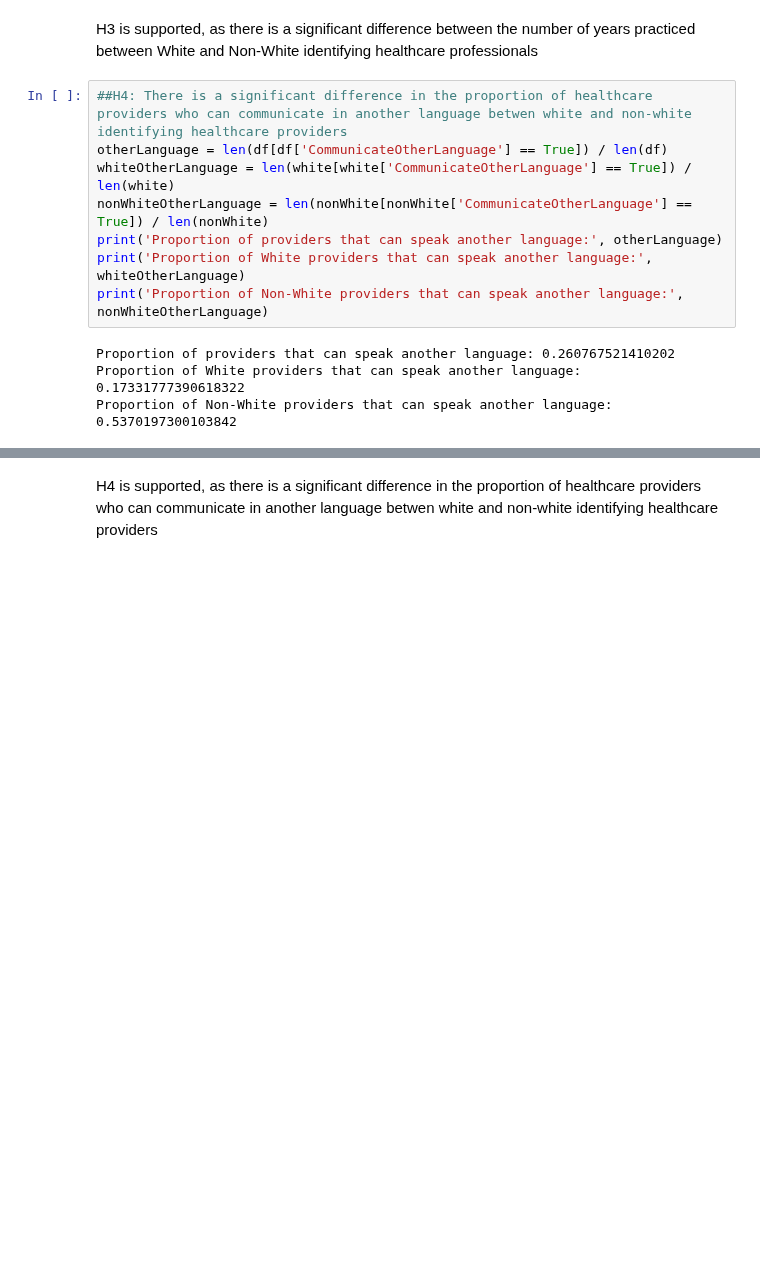
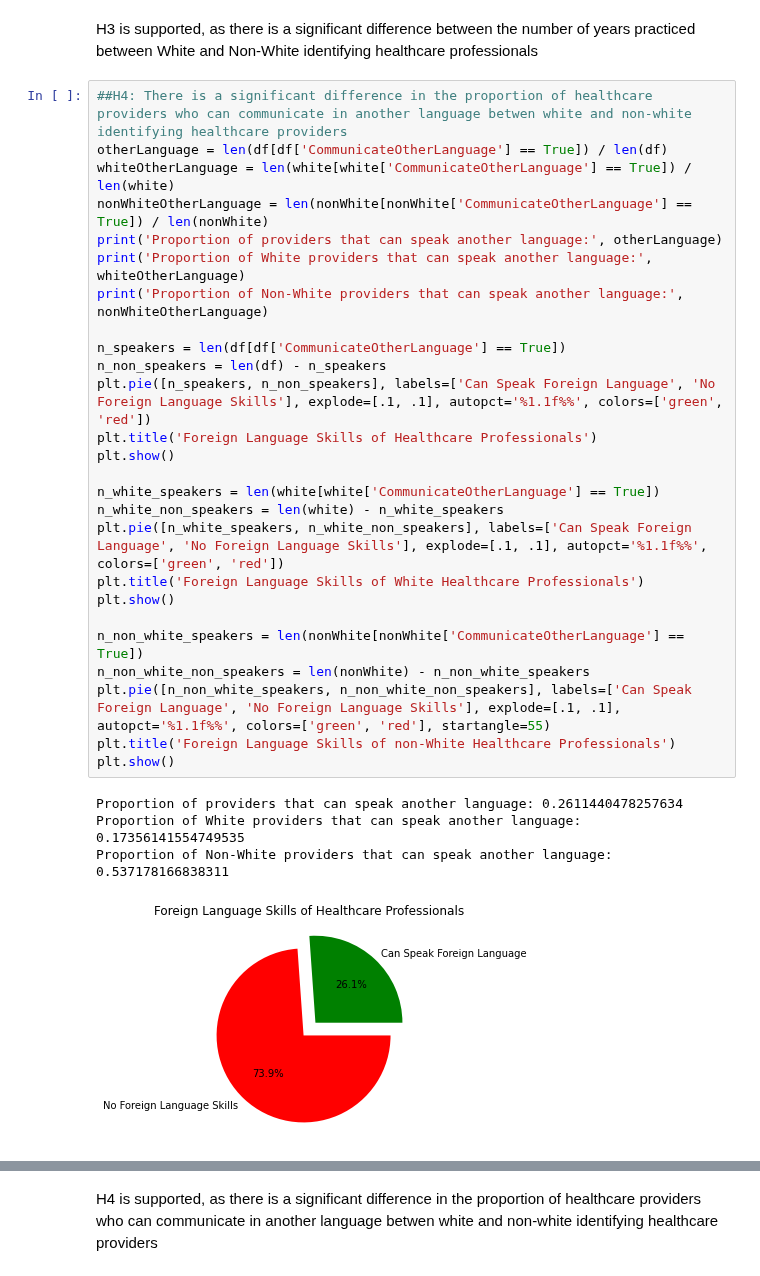
Before and after one commit to luminarian/thinkful-capstone-1, a Jupyter notebook: capstone.ipynb, the cells around one changed output, grey strips where cells are left out. Drawn from its saved outputs; the diff is of its cells as text; blank space fills up the shorter version.

```diff
--- a/capstone.ipynb
+++ b/capstone.ipynb
@@ -242,12 +282,31 @@ H3 is supported, as there is a significant difference between the number of year
 # %%
 ##H4: There is a significant difference in the proportion of healthcare providers who can communicate in another language betwen white and non-white identifying healthcare providers
 otherLanguage = len(df[df['CommunicateOtherLanguage'] == True]) / len(df)
 whiteOtherLanguage = len(white[white['CommunicateOtherLanguage'] == True]) / len(white)
 nonWhiteOtherLanguage = len(nonWhite[nonWhite['CommunicateOtherLanguage'] == True]) / len(nonWhite)
 print('Proportion of providers that can speak another language:', otherLanguage)
 print('Proportion of White providers that can speak another language:', whiteOtherLanguage)
 print('Proportion of Non-White providers that can speak another language:', nonWhiteOtherLanguage)
+
+n_speakers = len(df[df['CommunicateOtherLanguage'] == True])
+n_non_speakers = len(df) - n_speakers
+plt.pie([n_speakers, n_non_speakers], labels=['Can Speak Foreign Language', 'No Foreign Language Skills'], explode=[.1, .1], autopct='%1.1f%%', colors=['green', 'red'])
+plt.title('Foreign Language Skills of Healthcare Professionals')
+plt.show()
+
+n_white_speakers = len(white[white['CommunicateOtherLanguage'] == True])
+n_white_non_speakers = len(white) - n_white_speakers
+plt.pie([n_white_speakers, n_white_non_speakers], labels=['Can Speak Foreign Language', 'No Foreign Language Skills'], explode=[.1, .1], autopct='%1.1f%%', colors=['green', 'red'])
+plt.title('Foreign Language Skills of White Healthcare Professionals')
+plt.show()
+
+n_non_white_speakers = len(nonWhite[nonWhite['CommunicateOtherLanguage'] == True])
+n_non_white_non_speakers = len(nonWhite) - n_non_white_speakers
+plt.pie([n_non_white_speakers, n_non_white_non_speakers], labels=['Can Speak Foreign Language', 'No Foreign Language Skills'], explode=[.1, .1], autopct='%1.1f%%', colors=['green', 'red'], startangle=55)
+plt.title('Foreign Language Skills of non-White Healthcare Professionals')
+plt.show()
 # %% [output]
-Proportion of providers that can speak another language: 0.260767521410202
-Proportion of White providers that can speak another language: 0.17331777390618322
-Proportion of Non-White providers that can speak another language: 0.5370197300103842
+Proportion of providers that can speak another language: 0.2611440478257634
+Proportion of White providers that can speak another language: 0.17356141554749535
+Proportion of Non-White providers that can speak another language: 0.537178166838311
+[figure, added]
```
Also changed, not shown: parts of 14 cells of this notebook, 7 other files.
